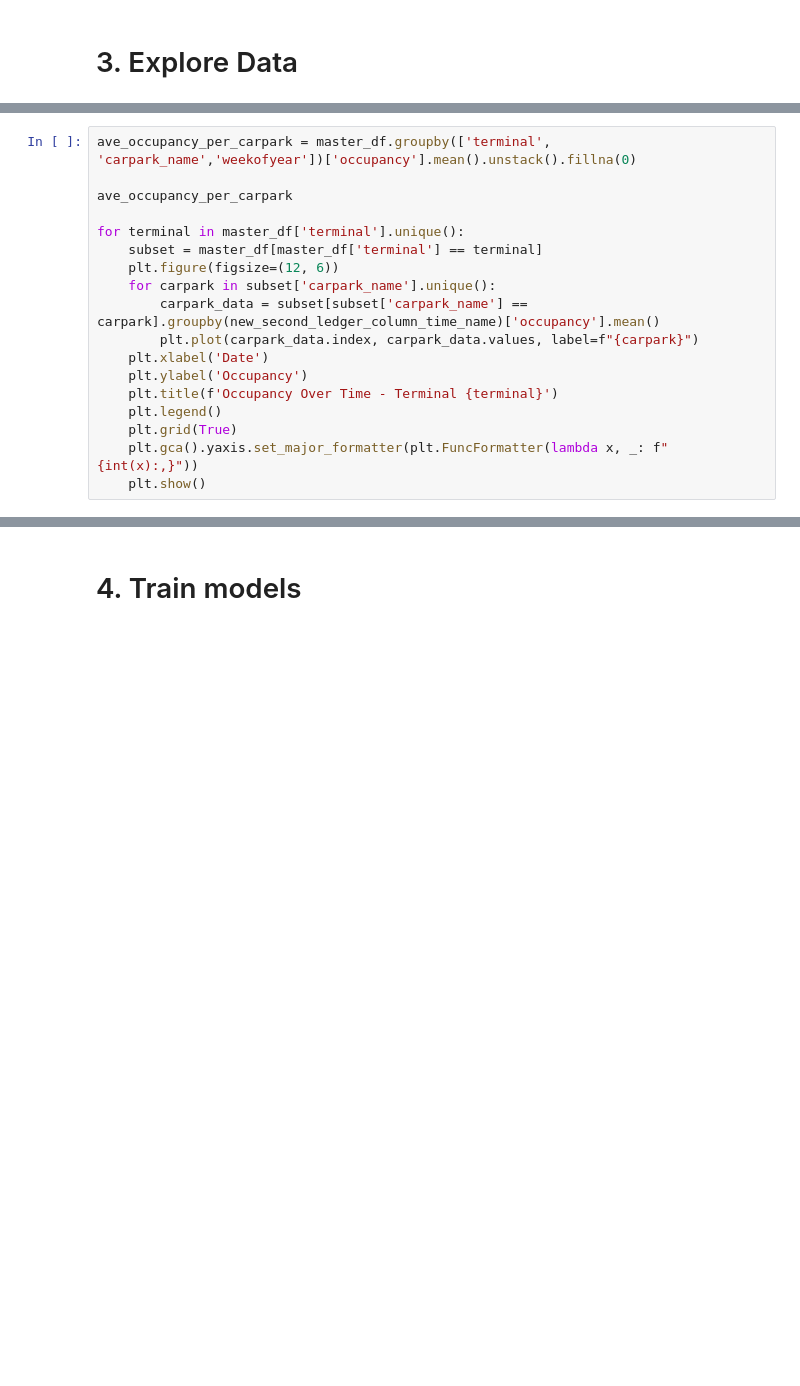
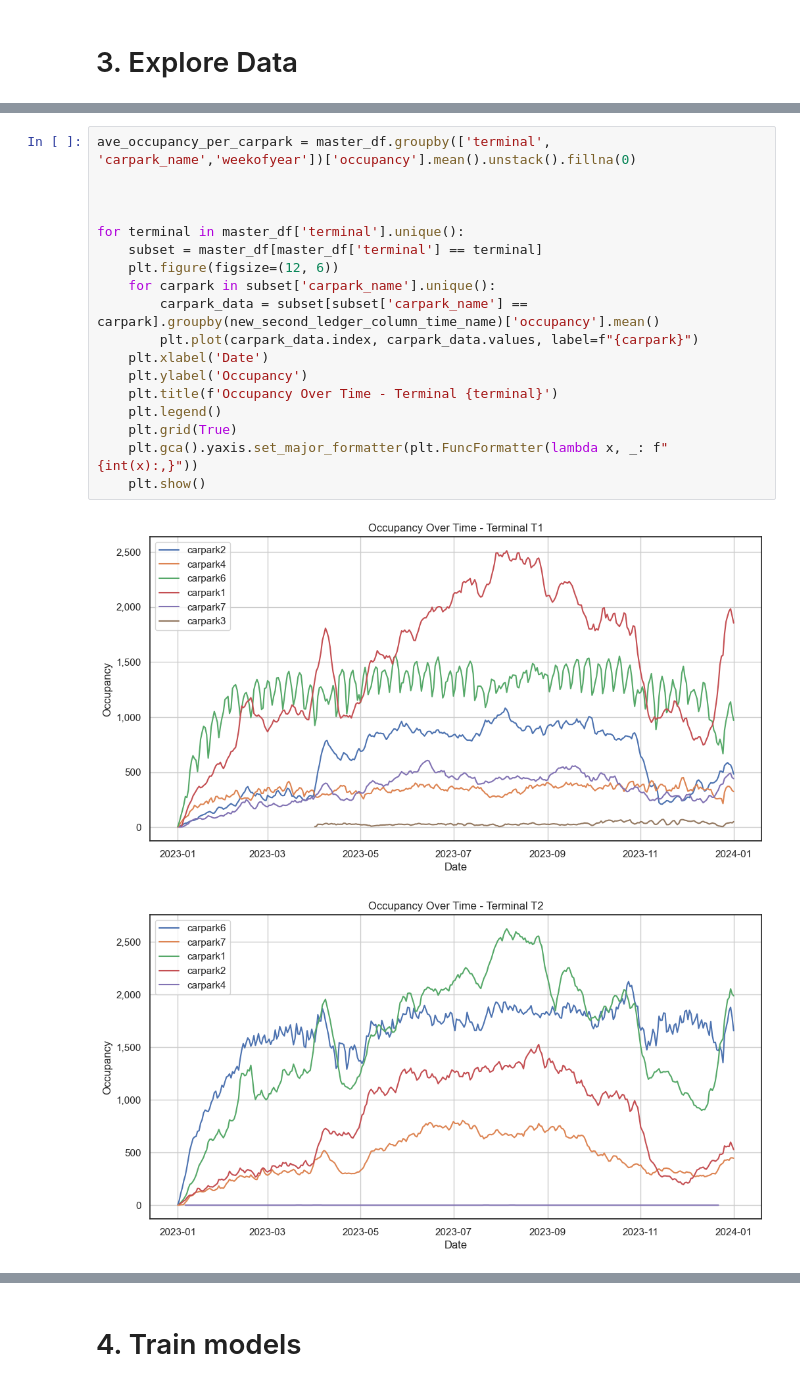
Before and after one commit to keith-17/Data-Projects, a Jupyter notebook: CAVU/analysis/analysis.ipynb, the cells around one changed output, grey strips where cells are left out. Drawn from its saved outputs; the diff is of its cells as text; blank space fills up the shorter version.

```diff
--- a/CAVU/analysis/analysis.ipynb
+++ b/CAVU/analysis/analysis.ipynb
@@ -414,18 +691,21 @@ plt.show()
 # %%
 ave_occupancy_per_carpark = master_df.groupby(['terminal', 'carpark_name','weekofyear'])['occupancy'].mean().unstack().fillna(0)
 
-ave_occupancy_per_carpark
+
 
 for terminal in master_df['terminal'].unique():
     subset = master_df[master_df['terminal'] == terminal]
     plt.figure(figsize=(12, 6))
     for carpark in subset['carpark_name'].unique():
         carpark_data = subset[subset['carpark_name'] == carpark].groupby(new_second_ledger_column_time_name)['occupancy'].mean()
         plt.plot(carpark_data.index, carpark_data.values, label=f"{carpark}")
     plt.xlabel('Date')
     plt.ylabel('Occupancy')
     plt.title(f'Occupancy Over Time - Terminal {terminal}')
     plt.legend()
     plt.grid(True)
     plt.gca().yaxis.set_major_formatter(plt.FuncFormatter(lambda x, _: f"{int(x):,}"))
     plt.show()
+# %% [output]
+[figure, added]
+[figure, added]
```
Also changed, not shown: parts of 58 cells of this notebook, 6 other files.
